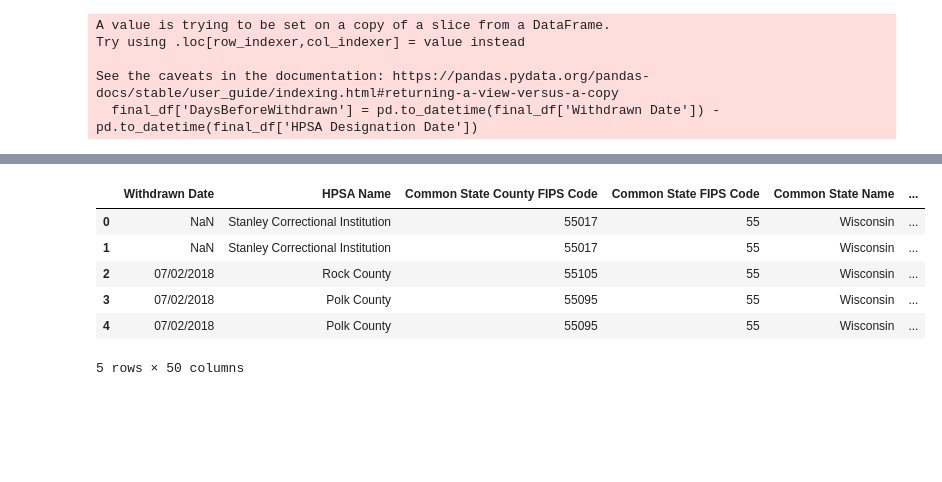
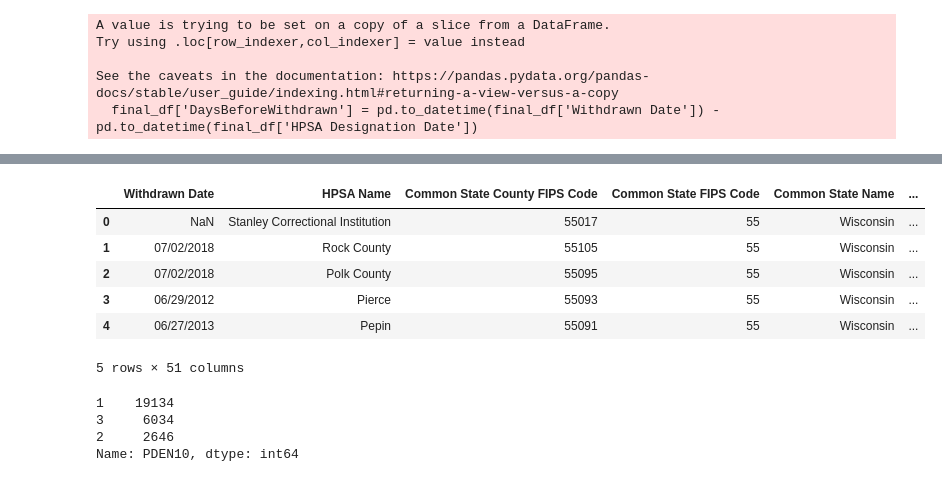
Before and after one commit to ml42322/correlationone_team2, a Jupyter notebook: HPSA Data Cleaning.ipynb, the cells around one changed output, grey strips where cells are left out. Cells and saved outputs as stored; diff of their text form; code cells hidden in the pictures; blank space fills up the shorter version.

Commit message:
pden10 mapping

```diff
--- a/HPSA Data Cleaning.ipynb
+++ b/HPSA Data Cleaning.ipynb
@@ -125,19 +125,31 @@ cbsa.head()
 # %%
 final_df['County Equivalent Name New'] = final_df['County Equivalent Name'] + ' County' # add the word county to the end of the each county name
 # %%
-cbsa_data = cbsa[['countycountyequivalent', 'centraloutlyingcounty', 'statename', 'cbsacode']]
+cbsa_data = cbsa[['countycountyequivalent', 'centraloutlyingcounty', 'statename', 'cbsacode','metropolitanmicropolitanstatis']]
 
-final_df2 = final_df.merge(cbsa_data, how='left', left_on='County Equivalent Name New', right_on='countycountyequivalent')
+final_df2 = final_df.merge(cbsa_data, how='left', left_on=['County Equivalent Name New','State Name'], right_on=['countycountyequivalent','statename'])
 
 final_df2.head()
 # %% [output]
 |  | Withdrawn Date | HPSA Name | Common State County FIPS Code | Common State FIPS Code | Common State Name | ... |
 | 0 | NaN | Stanley Correctional Institution | 55017 | 55 | Wisconsin | ... |
-| 1 | NaN | Stanley Correctional Institution | 55017 | 55 | Wisconsin | ... |
-| 2 | 07/02/2018 | Rock County | 55105 | 55 | Wisconsin | ... |
-| 3 | 07/02/2018 | Polk County | 55095 | 55 | Wisconsin | ... |
-| 4 | 07/02/2018 | Polk County | 55095 | 55 | Wisconsin | ... |
+| 1 | 07/02/2018 | Rock County | 55105 | 55 | Wisconsin | ... |
+| 2 | 07/02/2018 | Polk County | 55095 | 55 | Wisconsin | ... |
+| 3 | 06/29/2012 | Pierce | 55093 | 55 | Wisconsin | ... |
+| 4 | 06/27/2013 | Pepin | 55091 | 55 | Wisconsin | ... |
-5 rows × 50 columns
+5 rows × 51 columns
+# %%
+# add PDEN10 Mapper
+
+final_df2['PDEN10'] = np.where(final_df2['metropolitanmicropolitanstatis'] == 'Metropolitan Statistical Area',1,
+                                np.where(final_df2['metropolitanmicropolitanstatis'] == 'Micropolitan Statistical Area',
+                                2,3))
+final_df2['PDEN10'].value_counts()
+# %% [output]
+1    19134
+3     6034
+2     2646
+Name: PDEN10, dtype: int64
 # %%
 # # save cleaned dataset in ./Data folder
 final_df.to_csv('./Data/HPSA_Cleaned.csv',index=False)
```
Also changed, not shown: parts of 1 cell of this notebook.
